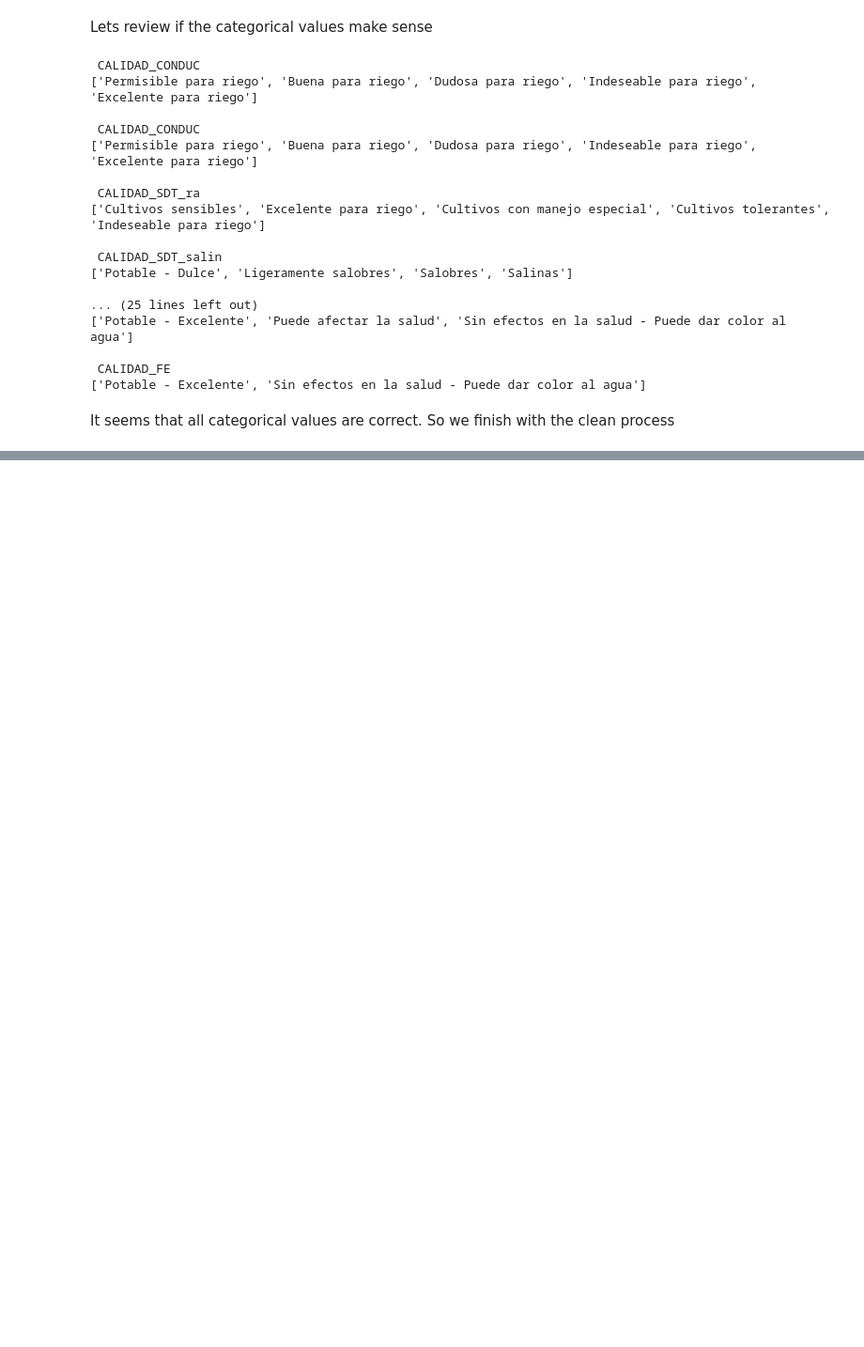
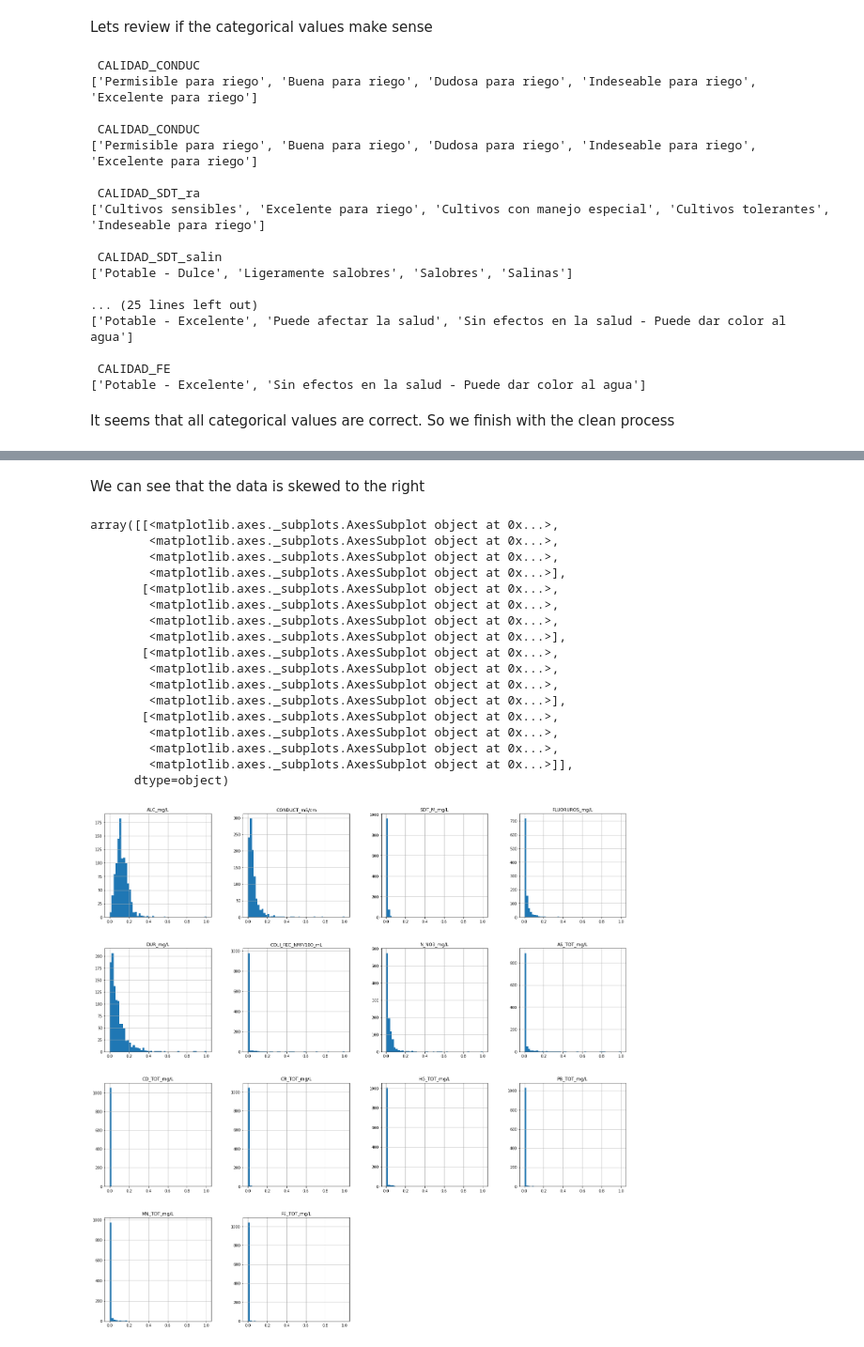
Before and after one commit to PosgradoMNA/actividades-del-projecto-team-1, a Jupyter notebook: Reto/Reto_Equipo1.ipynb, the cells around one changed output, grey strips where cells are left out. Shown at 94% size. Saved outputs shown, nothing was run; the diff lists cells and outputs as text; code cells hidden in the pictures; blank space fills up the shorter version.

```diff
--- a/Reto/Reto_Equipo1.ipynb
+++ b/Reto/Reto_Equipo1.ipynb
@@ -429,0 +491,25 @@ It seems that all categorical values are correct. So we finish with the clean pr
+# %% [markdown]
+We can see that the data is skewed to the right
+# %%
+scaler = MinMaxScaler(feature_range=(0, 1))
+df_AguaSubterraneaCleaned[numericas] = scaler.fit_transform(df_AguaSubterraneaCleaned[numericas])
+df_AguaSubterraneaCleaned[numericas].hist(bins = 50, figsize=(25,25))
+# %% [output]
+array([[<matplotlib.axes._subplots.AxesSubplot object at 0x...>,
+        <matplotlib.axes._subplots.AxesSubplot object at 0x...>,
+        <matplotlib.axes._subplots.AxesSubplot object at 0x...>,
+        <matplotlib.axes._subplots.AxesSubplot object at 0x...>],
+       [<matplotlib.axes._subplots.AxesSubplot object at 0x...>,
+        <matplotlib.axes._subplots.AxesSubplot object at 0x...>,
+        <matplotlib.axes._subplots.AxesSubplot object at 0x...>,
+        <matplotlib.axes._subplots.AxesSubplot object at 0x...>],
+       [<matplotlib.axes._subplots.AxesSubplot object at 0x...>,
+        <matplotlib.axes._subplots.AxesSubplot object at 0x...>,
+        <matplotlib.axes._subplots.AxesSubplot object at 0x...>,
+        <matplotlib.axes._subplots.AxesSubplot object at 0x...>],
+       [<matplotlib.axes._subplots.AxesSubplot object at 0x...>,
+        <matplotlib.axes._subplots.AxesSubplot object at 0x...>,
+        <matplotlib.axes._subplots.AxesSubplot object at 0x...>,
+        <matplotlib.axes._subplots.AxesSubplot object at 0x...>]],
+      dtype=object)
+[figure, added]
```
Also changed, not shown: parts of 10 cells of this notebook.
